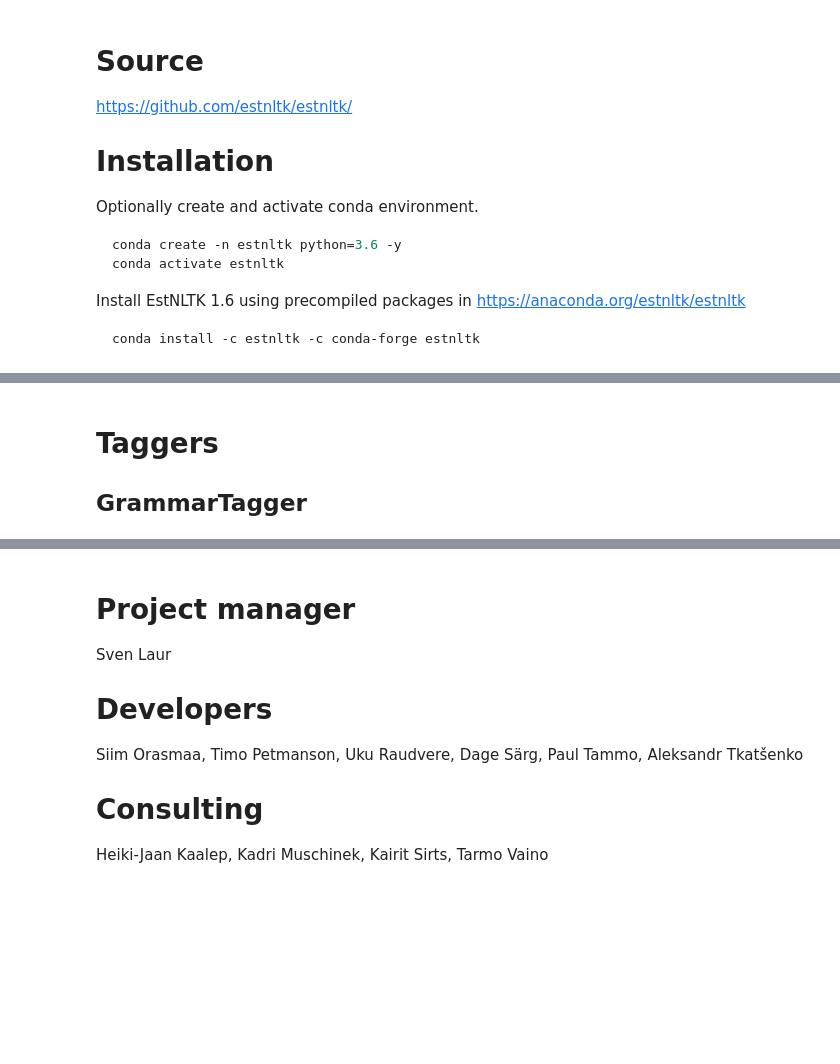
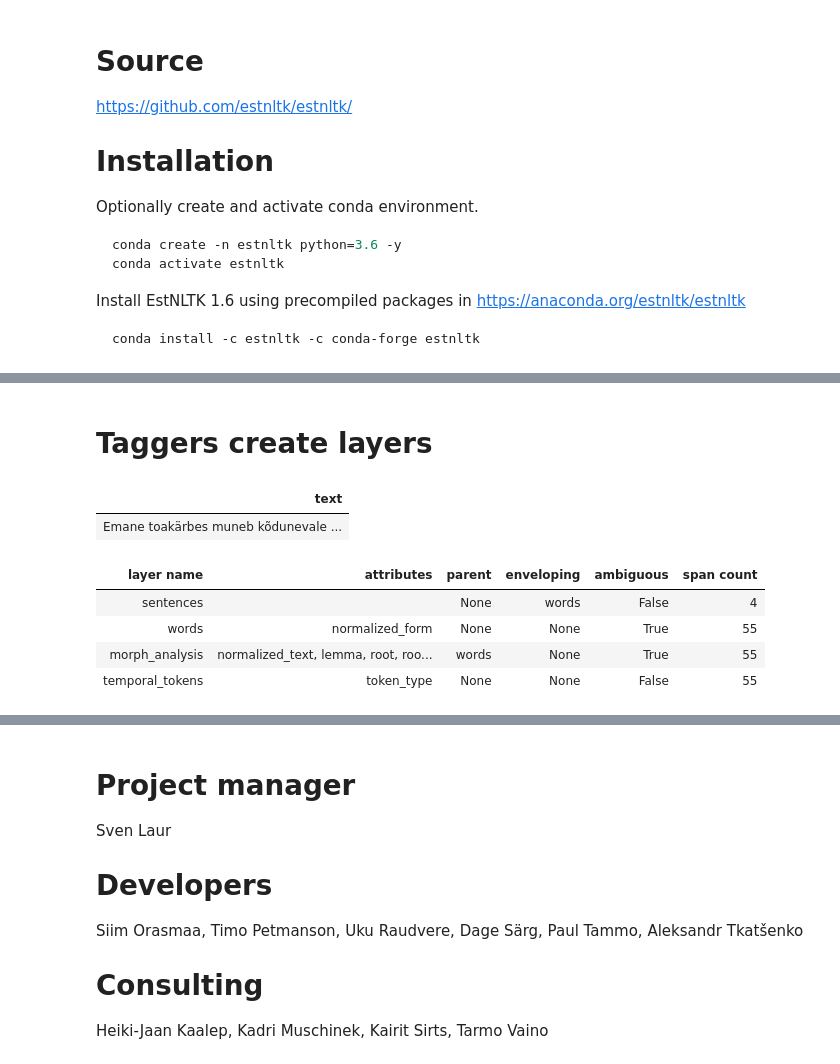
Before and after one commit to estnltk/presentation, a Jupyter notebook: 2019-10_pycon_paul_tammo/2019-10_pycon_paul_tammo.ipynb, the cells around one changed output, grey strips where cells are left out. Cells and saved outputs as stored; diff of their text form; code cells hidden in the pictures; blank space fills up the shorter version.

```diff
--- a/2019-10_pycon_paul_tammo/2019-10_pycon_paul_tammo.ipynb
+++ b/2019-10_pycon_paul_tammo/2019-10_pycon_paul_tammo.ipynb
@@ -67,0 +64,8 @@ Layer
+# %%
+text = Text(
+'Emane toakärbes muneb kõdunevale aluspinnale munad – 100–120 tükki korraga. '
+'Toakärbse munade areng vältab vahel vaid 8 tundi, harva 3 päeva või kauem. '
+'Mõne päeva möödudes on vaglad 8–12 mm pikad. '
+'Täiskasvanud  eluiga on 15–20 päeva, kuid nad võivad elada kuni 2 kuud.')
+
+text.analyse('morphology')
@@ -68,3 +102,41 @@ Layer
 # %% [markdown]
-# Taggers
-## GrammarTagger
+# Taggers create layers
+# %%
+from estnltk import Layer
+from estnltk.taggers import Tagger, GrammarParsingTagger
+
+class TemporalTokenTagger(Tagger):
+    """Tag tokens of temporal expressions"""
+    conf_param = []
+
+    def __init__(self):
+        self.input_layers = ['morph_analysis']
+        self.output_layer = 'temporal_tokens'
+        self.output_attributes = ['token_type']
+
+    def _make_layer(self, text, layers, status):
+        layer = Layer(name=self.output_layer, attributes=self.output_attributes, text_object=text)
+
+        for span in layers['morph_analysis']:
+            for annotation in span.annotations:
+                if annotation['lemma'] in {'sekund', 'minut', 'tund', 'päev', 'nädal', 'kuu',
+                                           'aasta', 'sajand'}:
+                    layer.add_annotation(span.base_span, token_type='UNIT')
+                    break
+                if annotation['lemma'].isnumeric():
+                    layer.add_annotation(span.base_span, token_type='NUMBER')
+                    break
+            else:
+                layer.add_annotation(span.base_span, token_type='GAP')
+        return layer
+# %%
+temp_tagger = TemporalTokenTagger()
+temp_tagger.tag(text)
+# %% [output]
+| text |
+| Emane toakärbes muneb kõdunevale ... |
+| layer name | attributes | parent | enveloping | ambiguous | span count |
+| sentences |  | None | words | False | 4 |
+| words | normalized_form | None | None | True | 55 |
+| morph_analysis | normalized_text, lemma, root, roo... | words | None | True | 55 |
+| temporal_tokens | token_type | None | None | False | 55 |
```
Also changed, not shown: parts of 23 cells of this notebook.
